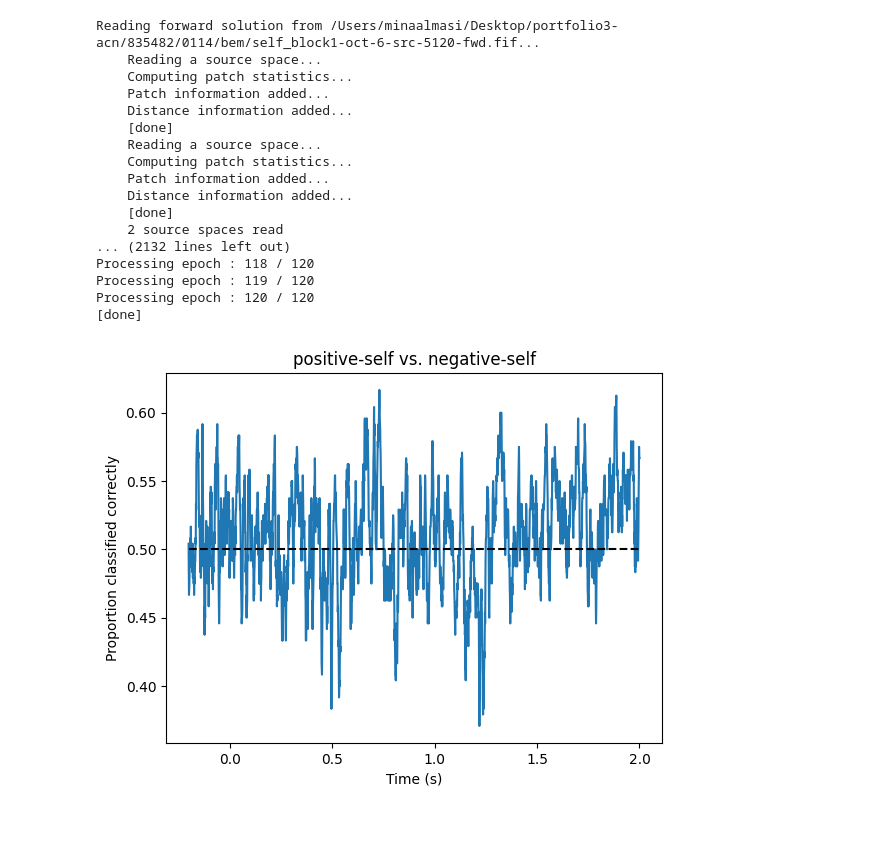
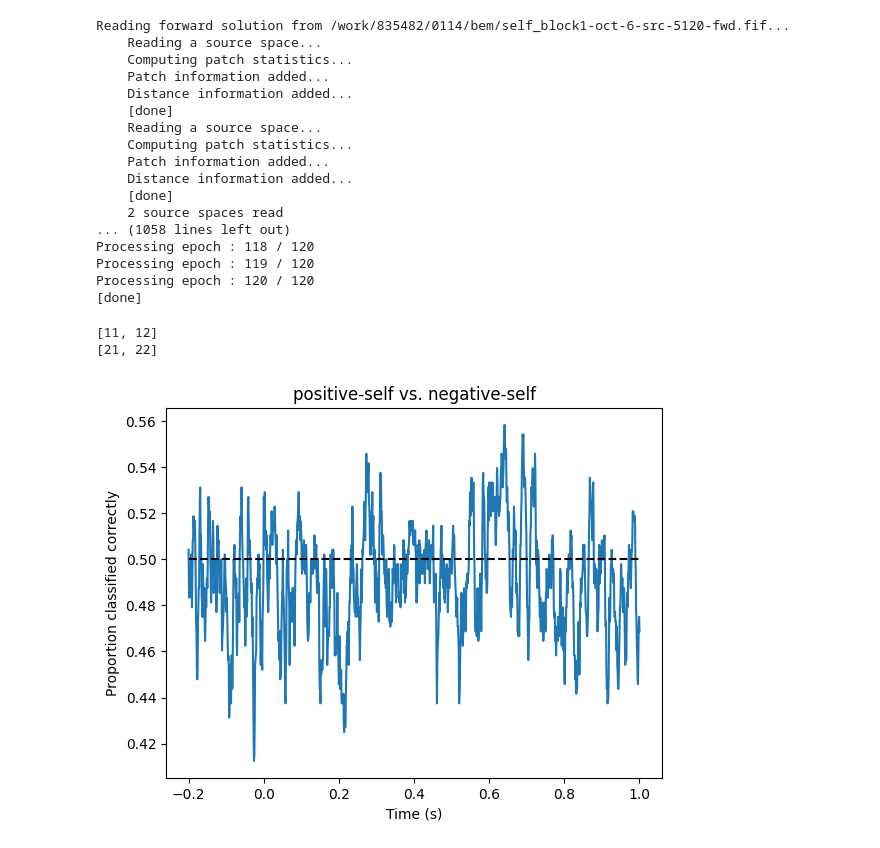
Before and after one commit to MinaAlmasi/inner-speech-MEG, a Jupyter notebook: nbs/prepare_for_classifcation.ipynb, the cells around one changed output. Saved outputs shown, nothing was run; the diff lists cells and outputs as text; code cells hidden in the pictures.

Commit message:
combine triggers

```diff
--- a/nbs/prepare_for_classifcation.ipynb
+++ b/nbs/prepare_for_classifcation.ipynb
@@ -43,7 +43,7 @@ def epoching(raw, events, tmin, tmax, event_id=dict, reject_criterion:dict=None)
 # PREPROCESSING FUNCTIONS
 def preprocess_sensor_space_data(subject, date, raw_path,
                                  h_freq=40,
-                                 tmin=-0.200, tmax=2.000, baseline=(None, 0),
+                                 tmin=-0.200, tmax=1.000, baseline=(None, 0),
                                  reject=None, decim=4, reject_criterion=None):
     recording_names = ['001.self_block1',  '002.other_block1',
                        '003.self_block2',  '004.other_block2',
@@ -145,8 +145,8 @@ def get_X_and_y(epochs_list):
 import pathlib
 path = pathlib.Path.cwd()
 
-raw_path = path.parents[2] / "834761"
-subjects_dir = path.parents[2] / "835482"
+raw_path = path.parents[1] / "834761"
+subjects_dir = path.parents[1] / "835482"
 # %%
 # RUNNING FUNCTIONS
 epochs_list = preprocess_sensor_space_data('0114', '20230927_000000',
@@ -344,0 +282,2 @@ def plot_classfication(times, mean_scores, title=None):
+# %%
+y_combined = combine_triggers(y, combine=[[11, 12], [21, 22]])
@@ -373,7 +462,7 @@ X_rh_wernicke, y = preprocess_source_space_data('0114', '20230927_000000',
         label='rh.supramarginal.label', epochs_list=epochs_list)
         ##CHANGE TO YOUR PATHS
 # %% [output]
-Reading forward solution from /Users/minaalmasi/Desktop/portfolio3-acn/835482/0114/bem/self_block1-oct-6-src-5120-fwd.fif...
+Reading forward solution from /work/835482/0114/bem/self_block1-oct-6-src-5120-fwd.fif...
     Reading a source space...
     Computing patch statistics...
     Patch information added...
@@ -385,21 +474,23 @@ Reading forward solution from /Users/minaalmasi/Desktop/portfolio3-acn/835482/01
     Distance information added...
     [done]
     2 source spaces read
-... (2132 lines left out)
+... (1058 lines left out)
 Processing epoch : 118 / 120
 Processing epoch : 119 / 120
 Processing epoch : 120 / 120
 [done]
 # %%
 test_classification = simple_classication(X_rh_wernicke,
-                                  y, triggers=[11, 12],
-                                  penalty='l2', C=1e-3)
+                                  y, triggers=[11, 12, 21, 22],
+                                  penalty='l2', C=1e-3, combine=[[11,12], [21,22]])
 
 #%% PLOT
 plot_classfication(times, test_classification,
                    title='positive-self vs. negative-self')
 # %% [output]
+[11, 12]
+[21, 22]
-[figure, old version]
+[figure, new version]
 # %%
 test_classification = simple_classication(X_lh_wernicke,
                                   y, triggers=[11, 12],
```
Also changed, not shown: parts of 8 cells of this notebook.
